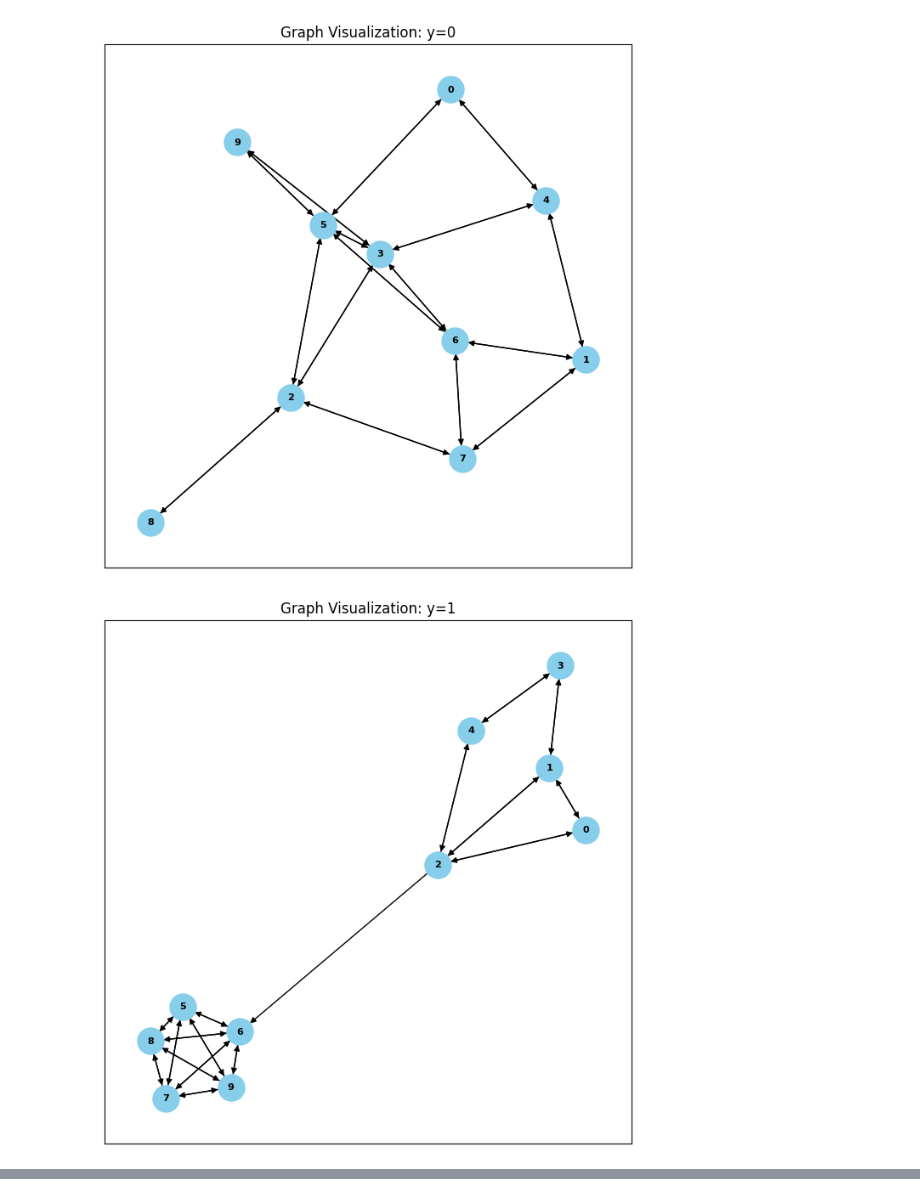
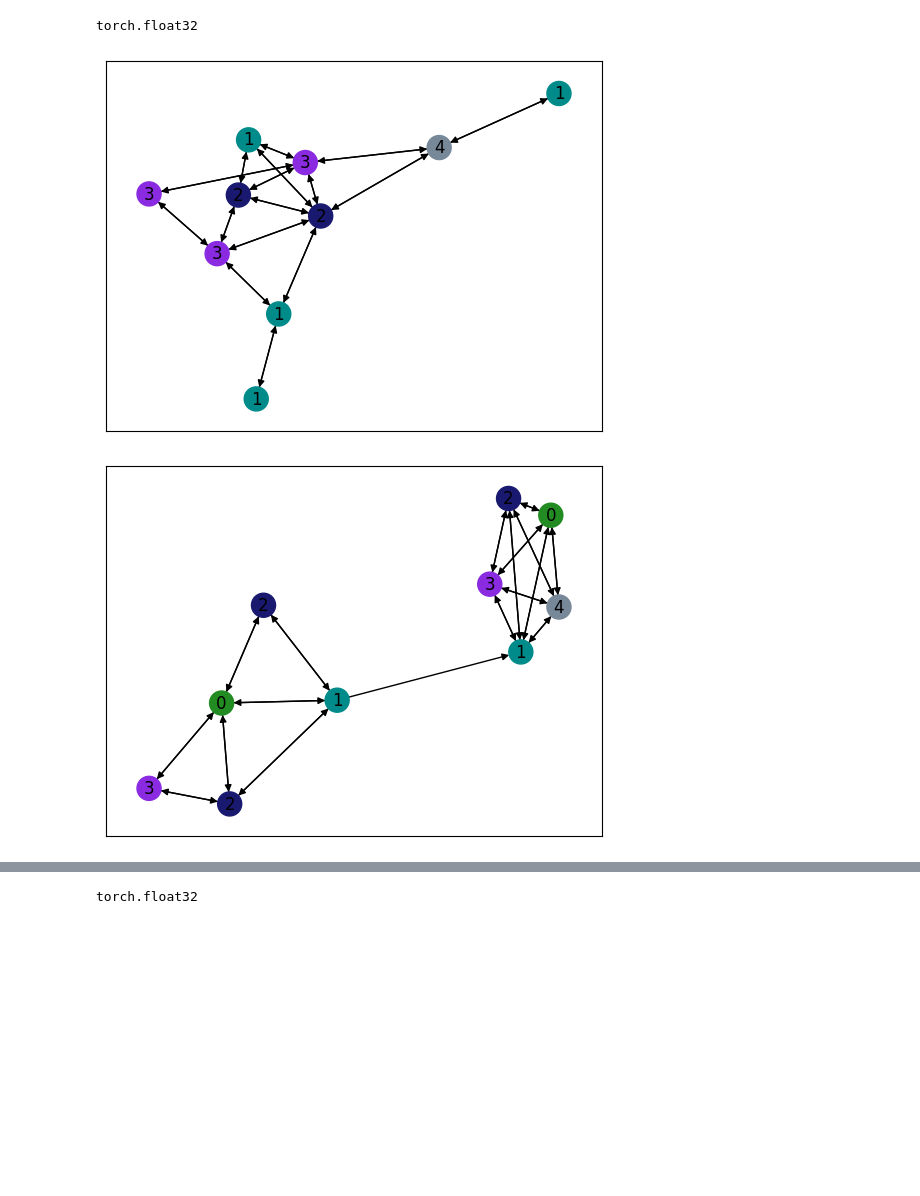
Before and after one commit to blake-gaines/MIPExplainer, a Jupyter notebook: generate_data.ipynb, the cells around one changed output, grey strips where cells are left out. Drawn from its saved outputs; the diff is of its cells as text; code cells hidden in the pictures; blank space fills up the shorter version.

```diff
--- a/generate_data.ipynb
+++ b/generate_data.ipynb
@@ -79,6 +81,10 @@ data_list = [g(i % len(motifs)) for i in tqdm(range(1000))]
 if not os.path.isdir("data/OurMotifs"): os.mkdir("data/OurMotifs")
 with open("data/OurMotifs/dataset.pkl", "wb") as f:
     pickle.dump(data_list, f)
+# %%
+data_list[0].x.dtype
+# %% [output]
+torch.float32
 # %%
 import networkx as nx
 import matplotlib.pyplot as plt
@@ -100,10 +106,10 @@ def visualize_graph(data):
     plt.title(f"Graph Visualization: y={data.y}")
     plt.show()
 # %%
-# random.shuffle(data_list)
+# # random.shuffle(data_list)
 
 for g in data_list[:5]:
-    visualize_graph(g)
+    draw_graph(data=g)
 # %% [output]
-[figure, old version]
+[figure, new version]
-[figure, old version]
+[figure, new version]
@@ -112,0 +207,4 @@ for g in data_list[:5]:
+# %%
+Is_Acylic[0].x.dtype
+# %% [output]
+torch.float32
```
Also changed, not shown: parts of 5 cells of this notebook, 6 other files.
